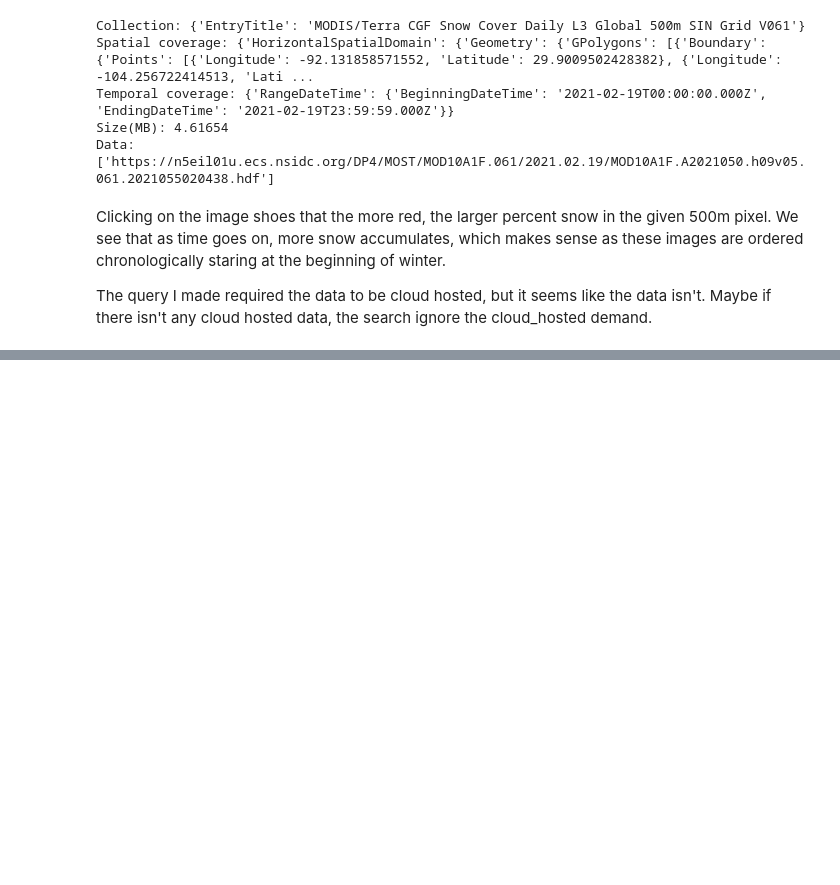
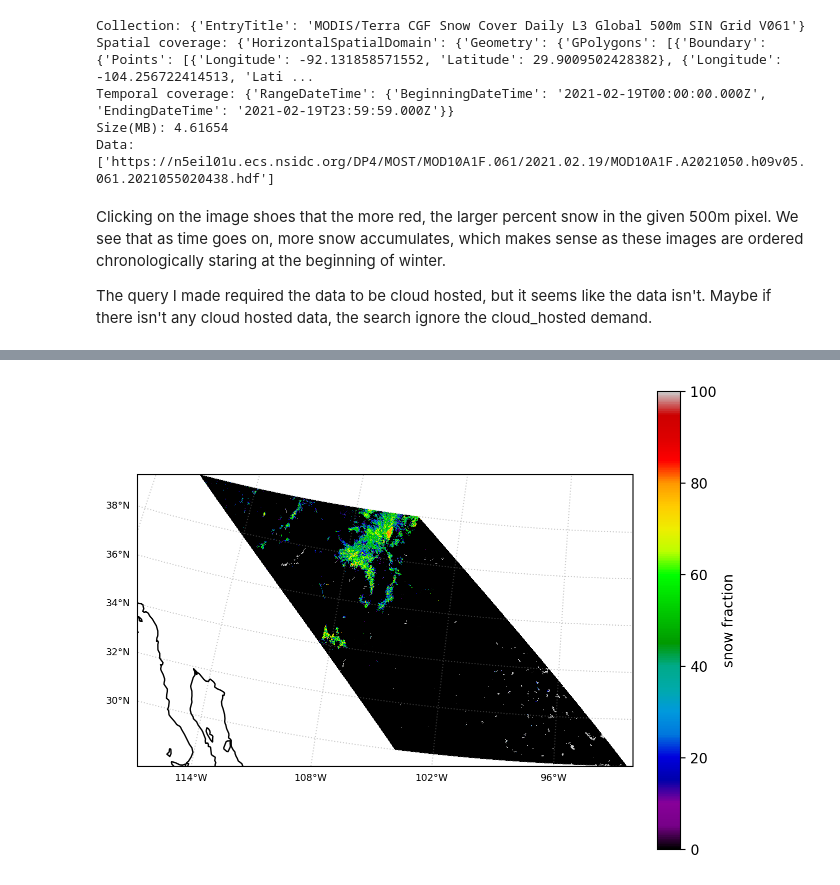
Before and after one commit to snowex-hackweek/snowmelt-timing-2024, a Jupyter notebook: contributors/lexi/modis.ipynb, the cells around one changed output, grey strips where cells are left out. Saved outputs shown, nothing was run; the diff lists cells and outputs as text; code cells hidden in the pictures; blank space fills up the shorter version.

```diff
--- a/contributors/lexi/modis.ipynb
+++ b/contributors/lexi/modis.ipynb
@@ -152,0 +192,2 @@ The query I made required the data to be cloud hosted, but it seems like the dat
+# %%
+ds_reprojected = ds.rio.reproject('EPSG:4326') # lat lon
@@ -152,0 +221,28 @@ The query I made required the data to be cloud hosted, but it seems like the dat
+# %%
+fig = plt.figure(layout = 'constrained')
+#map_extent = list(grandmesa.bounds)
+proj = ccrs.Orthographic(-90, 30)
+
+ax = fig.add_subplot(1, 1, 1, projection=proj)
+#ax.set_extent(map_extent)#,crs=ccrs.PlateCarree())
+ax.add_feature(cfeature.COASTLINE, zorder= 10)
+
+# Add gridlines
+gl = ax.gridlines(crs=ccrs.PlateCarree(), draw_labels=False,  color='gray', linestyle = ':', alpha=0.4)
+gl.xlocator = mticker.FixedLocator(np.linspace(-120, -90, 6))
+gl.ylocator = mticker.FixedLocator(np.linspace(30, 40, 6))
+gl.right_labels = False
+gl.top_labels = False
+gl.bottom_labels = True
+gl.left_labels = True
+gl.xlabel_style = {'size': 'x-small'}
+gl.ylabel_style = {'size': 'x-small'}
+
+# Plot the image data
+cm = plt.pcolormesh(ds_reprojected['x'], ds_reprojected['y'],
+                    ds_reprojected['CGF_NDSI_Snow_Cover'][0, :, :], cmap = 'nipy_spectral',
+                    vmin = 0, vmax = 100, transform = ccrs.PlateCarree())
+plt.colorbar(cm, label = 'snow fraction')
+plt.show()
+# %% [output]
+[figure, added]
```
Also changed, not shown: parts of 8 cells of this notebook.
